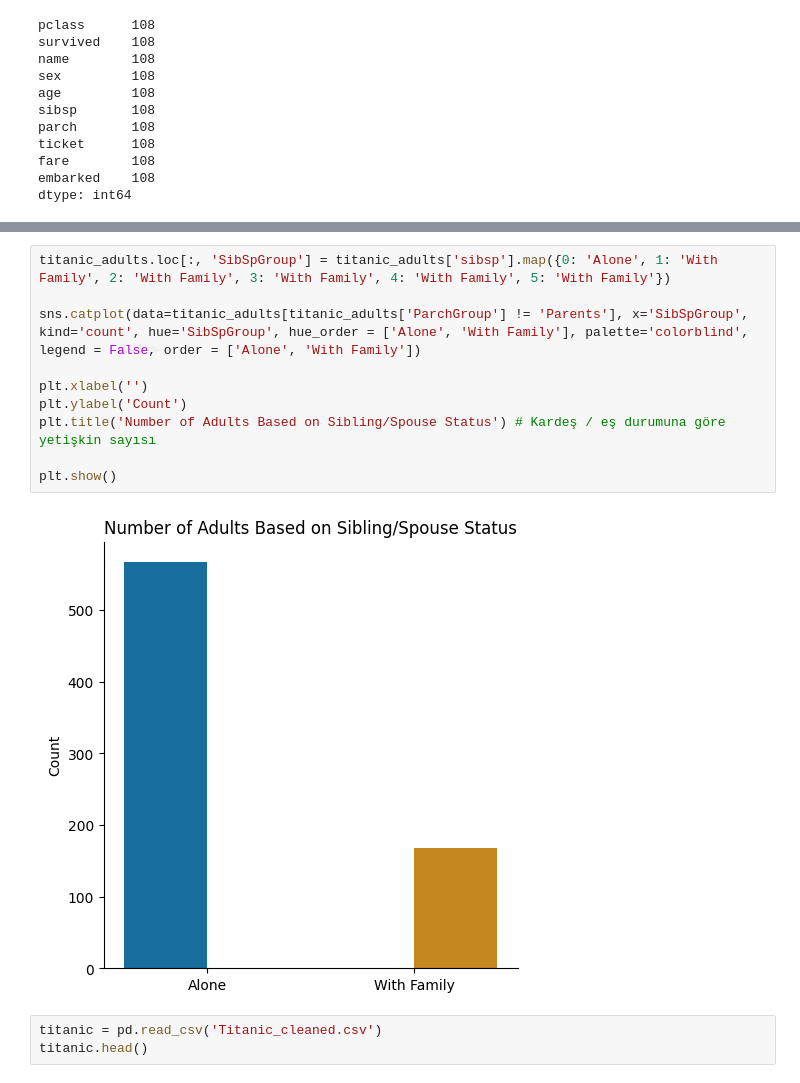
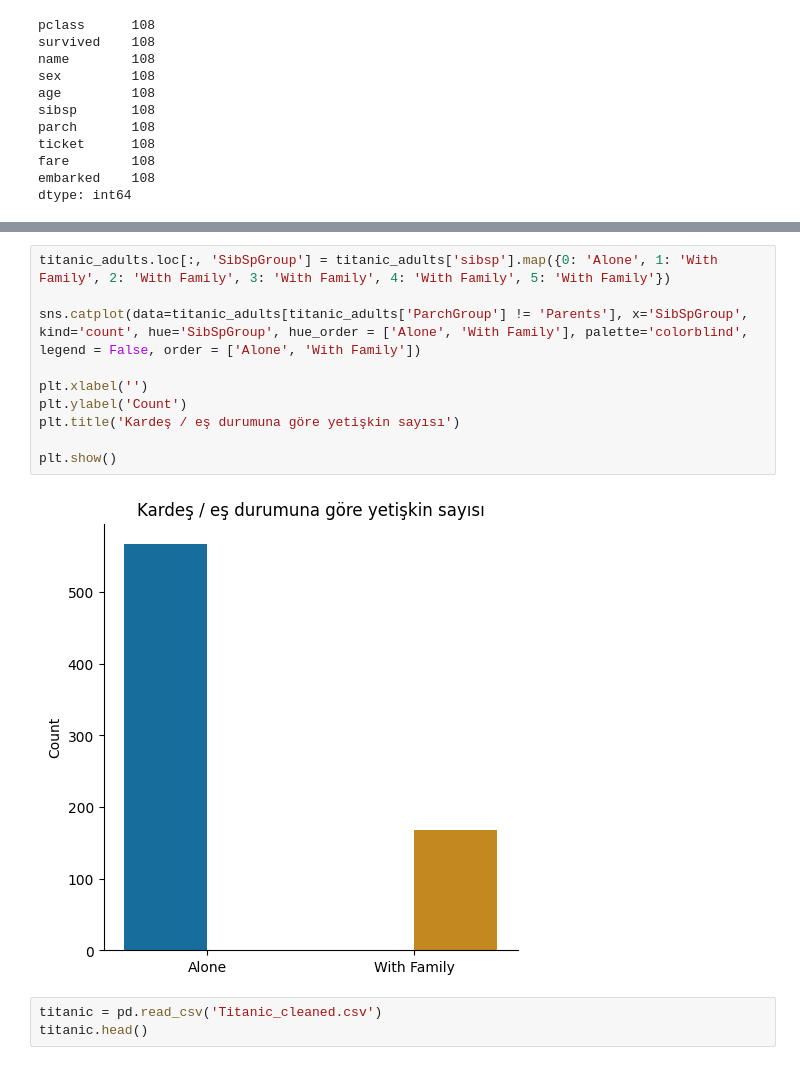
Before and after one commit to yunuxemre/Data-Mining-Example, a Jupyter notebook: TitanikVeriAnaliziV2.ipynb, the cells around one changed output, grey strips where cells are left out. Drawn from its saved outputs; the diff is of its cells as text.

```diff
--- a/TitanikVeriAnaliziV2.ipynb
+++ b/TitanikVeriAnaliziV2.ipynb
@@ -447,15 +449,15 @@ plt.show()
 # %%
 titanic_adults.loc[:, 'SibSpGroup'] = titanic_adults['sibsp'].map({0: 'Alone', 1: 'With Family', 2: 'With Family', 3: 'With Family', 4: 'With Family', 5: 'With Family'})
 
 sns.catplot(data=titanic_adults[titanic_adults['ParchGroup'] != 'Parents'], x='SibSpGroup', kind='count', hue='SibSpGroup', hue_order = ['Alone', 'With Family'], palette='colorblind', legend = False, order = ['Alone', 'With Family'])
 
 plt.xlabel('')
 plt.ylabel('Count')
-plt.title('Number of Adults Based on Sibling/Spouse Status') # Kardeş / eş durumuna göre yetişkin sayısı
+plt.title('Kardeş / eş durumuna göre yetişkin sayısı')
 
 plt.show()
 # %% [output]
-[figure, old version]
+[figure, new version]
 # %%
 titanic = pd.read_csv('Titanic_cleaned.csv')
 titanic.head()
```
Also changed, not shown: parts of 8 cells of this notebook.
